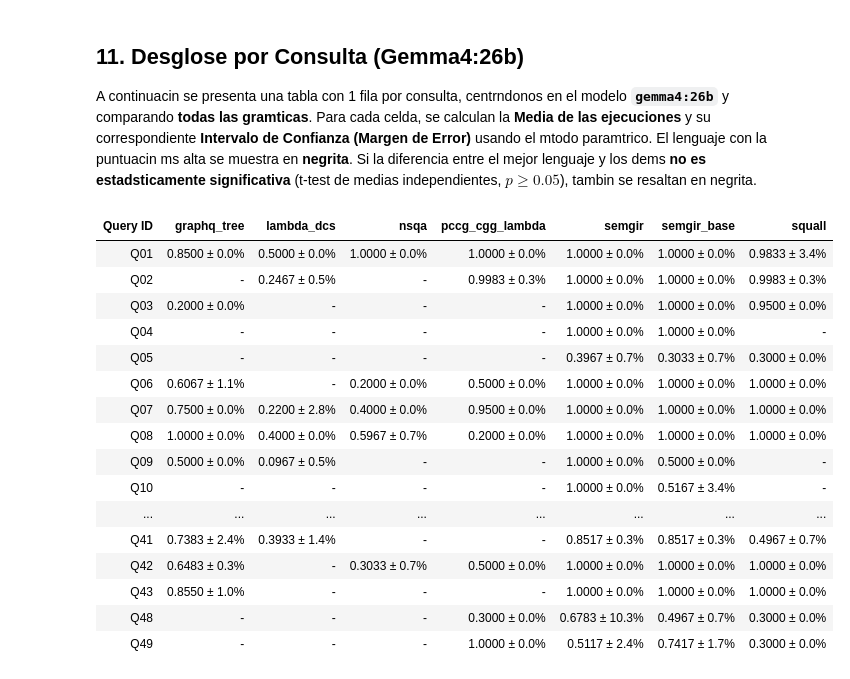
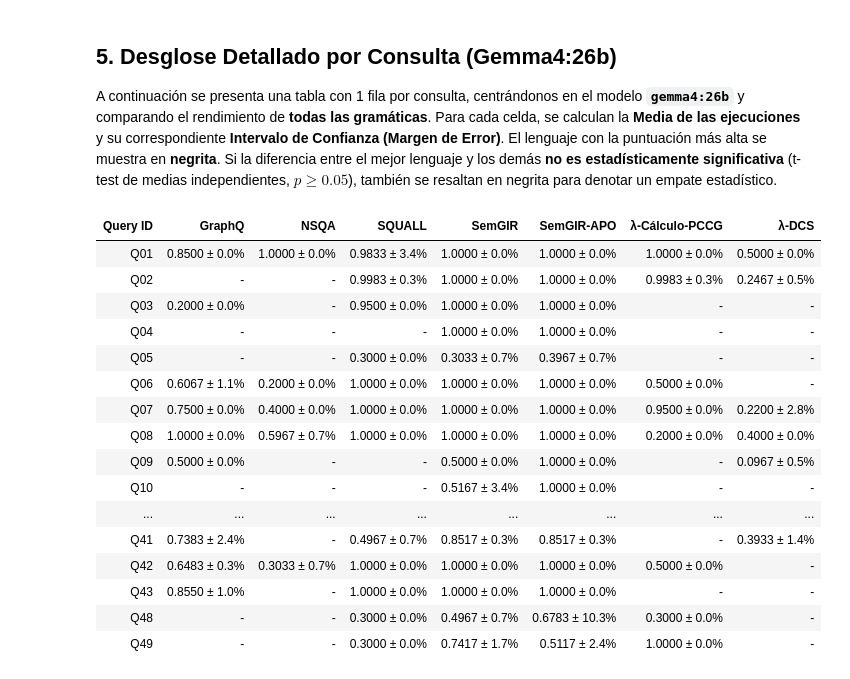
Before and after one commit to Raulms29/TLNCSG, a Jupyter notebook: grammar_eval/Statistical_Analysis.ipynb, the cells around one changed output. Saved outputs shown, nothing was run; the diff lists cells and outputs as text; code cells hidden in the pictures.

```diff
--- a/grammar_eval/Statistical_Analysis.ipynb
+++ b/grammar_eval/Statistical_Analysis.ipynb
@@ -533,16 +221,15 @@ for m in models_list:
 # %% [markdown]
-## 11. Desglose por Consulta (Gemma4:26b)
+## 5. Desglose Detallado por Consulta (Gemma4:26b)
 
-A continuacin se presenta una tabla con 1 fila por consulta, centrndonos en el modelo **`gemma4:26b`** y comparando **todas las gramticas**.
-Para cada celda, se calculan la **Media de las ejecuciones** y su correspondiente **Intervalo de Confianza (Margen de Error)** usando el mtodo paramtrico.
-El lenguaje con la puntuacin ms alta se muestra en **negrita**. Si la diferencia entre el mejor lenguaje y los dems **no es estadsticamente significativa** (t-test de medias independientes, $p \ge 0.05$), tambin se resaltan en negrita.
+A continuación se presenta una tabla con 1 fila por consulta, centrándonos en el modelo **`gemma4:26b`** y comparando el rendimiento de **todas las gramáticas**.
+Para cada celda, se calculan la **Media de las ejecuciones** y su correspondiente **Intervalo de Confianza (Margen de Error)**.
+El lenguaje con la puntuación más alta se muestra en **negrita**. Si la diferencia entre el mejor lenguaje y los demás **no es estadísticamente significativa** (t-test de medias independientes, $p \ge 0.05$), también se resaltan en negrita para denotar un empate estadístico.
 # %%
-import math
 import pandas as pd
 import numpy as np
 from scipy import stats
-from scipy.stats import norm, t
 from IPython.display import display, HTML
+from statistical_analysis_utils import compute_margin
 
 df_gemma = run_scores[run_scores['Model'] == 'gemma4:26b'].copy()
 
@@ -550,22 +237,6 @@ if 'Eval Score' not in df_gemma.columns and 'Run_Overall_Score' in df_gemma.colu
     df_gemma.rename(columns={'Run_Overall_Score': 'Eval Score'}, inplace=True)
 if 'Supported_Score' not in df_gemma.columns and 'Run_Supported_Score' in df_gemma.columns:
     df_gemma.rename(columns={'Run_Supported_Score': 'Supported_Score'}, inplace=True)
-
-def compute_margin(sample, confidence_level=0.95):
-    sample = np.array(sample, dtype=float)
-    if len(sample) == 0:
-        return np.nan, np.nan
-    alpha = 1 - confidence_level
-    mean = float(np.mean(sample))
-    std = float(np.std(sample, ddof=1)) if len(sample) > 1 else 0.0
-    n = len(sample)
-    if n > 30:
-        z = norm.ppf(1 - alpha / 2)
-        h = z * std / np.sqrt(n)
-    else:
-        t_value = t.ppf(1 - alpha / 2, n - 1)
-        h = t_value * std / np.sqrt(n)
-    return mean, h
 
 queries = sorted(df_gemma['Query ID'].unique())
 grammars = df_gemma['Grammar'].unique()
@@ -611,47 +282,47 @@ for q in queries:
             is_bold = True
         elif best_g is not None:
             scores_best = q_scores[best_g]
             scores_curr = q_scores[g]
 
             if np.isclose(m, q_means[best_g], atol=1e-7):
                 is_bold = True
             elif len(scores_best) > 1 and len(scores_curr) > 1:
                 res = stats.ttest_ind(scores_best, scores_curr, equal_var=False)
                 p_val = float(res[1]) # type: ignore
                 if (p_val == p_val) and p_val >= 0.05:
                     is_bold = True
                 elif (p_val != p_val) and np.isclose(m, q_means[best_g]):
                     is_bold = True
             elif len(scores_curr) == 0:
                 is_bold = False
             else:
                 if np.isclose(m, q_means[best_g]):
                     is_bold = True
 
         if is_bold:
             row_data[str(g)] = f"<b>{cell_str}</b>"
         else:
             row_data[str(g)] = cell_str
 
     results.append(row_data)
 
 df_queries = pd.DataFrame(results)
 display(HTML(df_queries.to_html(escape=False, index=False)))
 # %% [output]
-| Query ID | graphq_tree | lambda_dcs | nsqa | pccg_cgg_lambda | semgir | semgir_base | squall |
-| Q01 | 0.8500 ± 0.0% | 0.5000 ± 0.0% | 1.0000 ± 0.0% | 1.0000 ± 0.0% | 1.0000 ± 0.0% | 1.0000 ± 0.0% | 0.9833 ± 3.4% |
-| Q02 | - | 0.2467 ± 0.5% | - | 0.9983 ± 0.3% | 1.0000 ± 0.0% | 1.0000 ± 0.0% | 0.9983 ± 0.3% |
-| Q03 | 0.2000 ± 0.0% | - | - | - | 1.0000 ± 0.0% | 1.0000 ± 0.0% | 0.9500 ± 0.0% |
-| Q04 | - | - | - | - | 1.0000 ± 0.0% | 1.0000 ± 0.0% | - |
-| Q05 | - | - | - | - | 0.3967 ± 0.7% | 0.3033 ± 0.7% | 0.3000 ± 0.0% |
-| Q06 | 0.6067 ± 1.1% | - | 0.2000 ± 0.0% | 0.5000 ± 0.0% | 1.0000 ± 0.0% | 1.0000 ± 0.0% | 1.0000 ± 0.0% |
-| Q07 | 0.7500 ± 0.0% | 0.2200 ± 2.8% | 0.4000 ± 0.0% | 0.9500 ± 0.0% | 1.0000 ± 0.0% | 1.0000 ± 0.0% | 1.0000 ± 0.0% |
-| Q08 | 1.0000 ± 0.0% | 0.4000 ± 0.0% | 0.5967 ± 0.7% | 0.2000 ± 0.0% | 1.0000 ± 0.0% | 1.0000 ± 0.0% | 1.0000 ± 0.0% |
-| Q09 | 0.5000 ± 0.0% | 0.0967 ± 0.5% | - | - | 1.0000 ± 0.0% | 0.5000 ± 0.0% | - |
-| Q10 | - | - | - | - | 1.0000 ± 0.0% | 0.5167 ± 3.4% | - |
+| Query ID | GraphQ | NSQA | SQUALL | SemGIR | SemGIR-APO | λ-Cálculo-PCCG | λ-DCS |
+| Q01 | 0.8500 ± 0.0% | 1.0000 ± 0.0% | 0.9833 ± 3.4% | 1.0000 ± 0.0% | 1.0000 ± 0.0% | 1.0000 ± 0.0% | 0.5000 ± 0.0% |
+| Q02 | - | - | 0.9983 ± 0.3% | 1.0000 ± 0.0% | 1.0000 ± 0.0% | 0.9983 ± 0.3% | 0.2467 ± 0.5% |
+| Q03 | 0.2000 ± 0.0% | - | 0.9500 ± 0.0% | 1.0000 ± 0.0% | 1.0000 ± 0.0% | - | - |
+| Q04 | - | - | - | 1.0000 ± 0.0% | 1.0000 ± 0.0% | - | - |
+| Q05 | - | - | 0.3000 ± 0.0% | 0.3033 ± 0.7% | 0.3967 ± 0.7% | - | - |
+| Q06 | 0.6067 ± 1.1% | 0.2000 ± 0.0% | 1.0000 ± 0.0% | 1.0000 ± 0.0% | 1.0000 ± 0.0% | 0.5000 ± 0.0% | - |
+| Q07 | 0.7500 ± 0.0% | 0.4000 ± 0.0% | 1.0000 ± 0.0% | 1.0000 ± 0.0% | 1.0000 ± 0.0% | 0.9500 ± 0.0% | 0.2200 ± 2.8% |
+| Q08 | 1.0000 ± 0.0% | 0.5967 ± 0.7% | 1.0000 ± 0.0% | 1.0000 ± 0.0% | 1.0000 ± 0.0% | 0.2000 ± 0.0% | 0.4000 ± 0.0% |
+| Q09 | 0.5000 ± 0.0% | - | - | 0.5000 ± 0.0% | 1.0000 ± 0.0% | - | 0.0967 ± 0.5% |
+| Q10 | - | - | - | 0.5167 ± 3.4% | 1.0000 ± 0.0% | - | - |
 | ... | ... | ... | ... | ... | ... | ... | ... |
-| Q41 | 0.7383 ± 2.4% | 0.3933 ± 1.4% | - | - | 0.8517 ± 0.3% | 0.8517 ± 0.3% | 0.4967 ± 0.7% |
-| Q42 | 0.6483 ± 0.3% | - | 0.3033 ± 0.7% | 0.5000 ± 0.0% | 1.0000 ± 0.0% | 1.0000 ± 0.0% | 1.0000 ± 0.0% |
-| Q43 | 0.8550 ± 1.0% | - | - | - | 1.0000 ± 0.0% | 1.0000 ± 0.0% | 1.0000 ± 0.0% |
-| Q48 | - | - | - | 0.3000 ± 0.0% | 0.6783 ± 10.3% | 0.4967 ± 0.7% | 0.3000 ± 0.0% |
-| Q49 | - | - | - | 1.0000 ± 0.0% | 0.5117 ± 2.4% | 0.7417 ± 1.7% | 0.3000 ± 0.0% |
+| Q41 | 0.7383 ± 2.4% | - | 0.4967 ± 0.7% | 0.8517 ± 0.3% | 0.8517 ± 0.3% | - | 0.3933 ± 1.4% |
+| Q42 | 0.6483 ± 0.3% | 0.3033 ± 0.7% | 1.0000 ± 0.0% | 1.0000 ± 0.0% | 1.0000 ± 0.0% | 0.5000 ± 0.0% | - |
+| Q43 | 0.8550 ± 1.0% | - | 1.0000 ± 0.0% | 1.0000 ± 0.0% | 1.0000 ± 0.0% | - | - |
+| Q48 | - | - | 0.3000 ± 0.0% | 0.4967 ± 0.7% | 0.6783 ± 10.3% | 0.3000 ± 0.0% | - |
+| Q49 | - | - | 0.3000 ± 0.0% | 0.7417 ± 1.7% | 0.5117 ± 2.4% | 1.0000 ± 0.0% | - |
```
Also changed, not shown: parts of 23 cells of this notebook, 4 other files.
